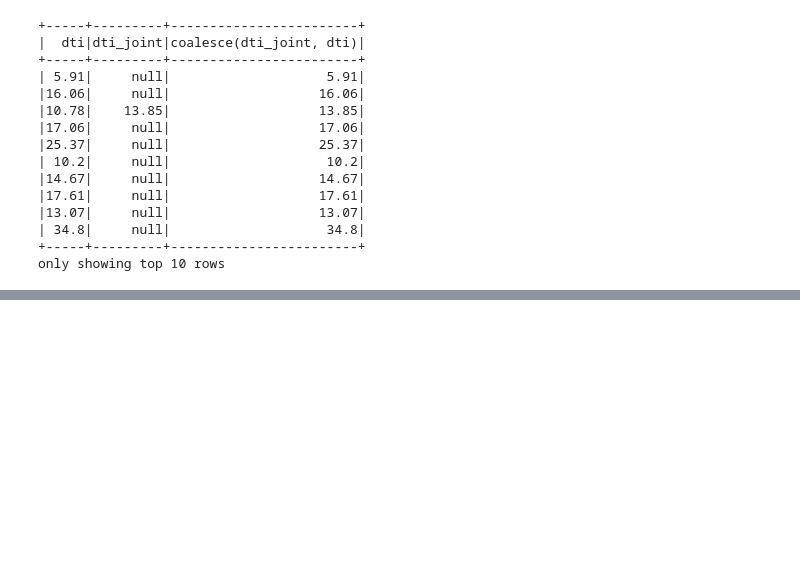
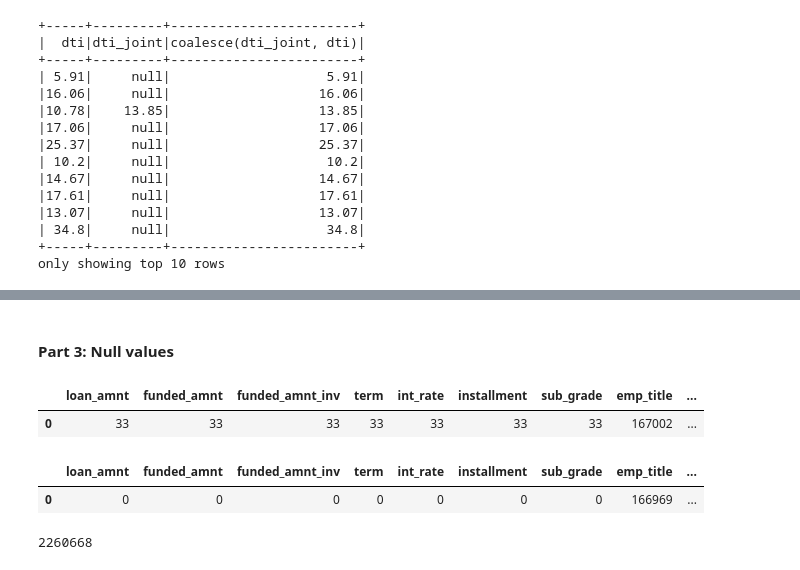
Before and after one commit to smandal047/pyspark-pandas, a Jupyter notebook: work/pyspark/LCD Analysis.ipynb, the cells around one changed output, grey strips where cells are left out. Drawn from its saved outputs; the diff is of its cells as text; code cells hidden in the pictures; blank space fills up the shorter version.

```diff
--- a/work/pyspark/LCD Analysis.ipynb
+++ b/work/pyspark/LCD Analysis.ipynb
@@ -11,7 +11,7 @@ import findspark
 findspark.init()
 # %%
 from pyspark.sql import SparkSession
-spark = SparkSession.builder.master("local").appName("mySpark").getOrCreate()
+spark = SparkSession.builder.master("local[*]").appName("lcdSpark").getOrCreate()
 sc = spark.sparkContext
 # %%
 def display(spark_dataframe, rows=5):
@@ -173,0 +207,3 @@ display(df)
+# %%
+df = df.withColumn('annual_inc_joint_merged', coalesce(col('annual_inc_joint'), col('annual_inc')))
+display(df)
@@ -173,0 +217,2 @@ display(df)
+# %% [markdown]
+#### Part 3: Null values
@@ -173,0 +221,5 @@ display(df)
+# %%
+display(df.select([count(when(isnull(x), x)).alias(x) for x in df.columns]))
+# %% [output]
+|  | loan_amnt | funded_amnt | funded_amnt_inv | term | int_rate | installment | sub_grade | emp_title | ... |
+| 0 | 33 | 33 | 33 | 33 | 33 | 33 | 33 | 167002 | ... |
@@ -173,0 +228,9 @@ display(df)
+# %%
+display(df.select([count(when(isnull(x), x)).alias(x) for x in df.columns]))
+# %% [output]
+|  | loan_amnt | funded_amnt | funded_amnt_inv | term | int_rate | installment | sub_grade | emp_title | ... |
+| 0 | 0 | 0 | 0 | 0 | 0 | 0 | 0 | 166969 | ... |
+# %%
+df.count()
+# %% [output]
+2260668
```
Also changed, not shown: parts of 18 cells of this notebook, 1 other file.
